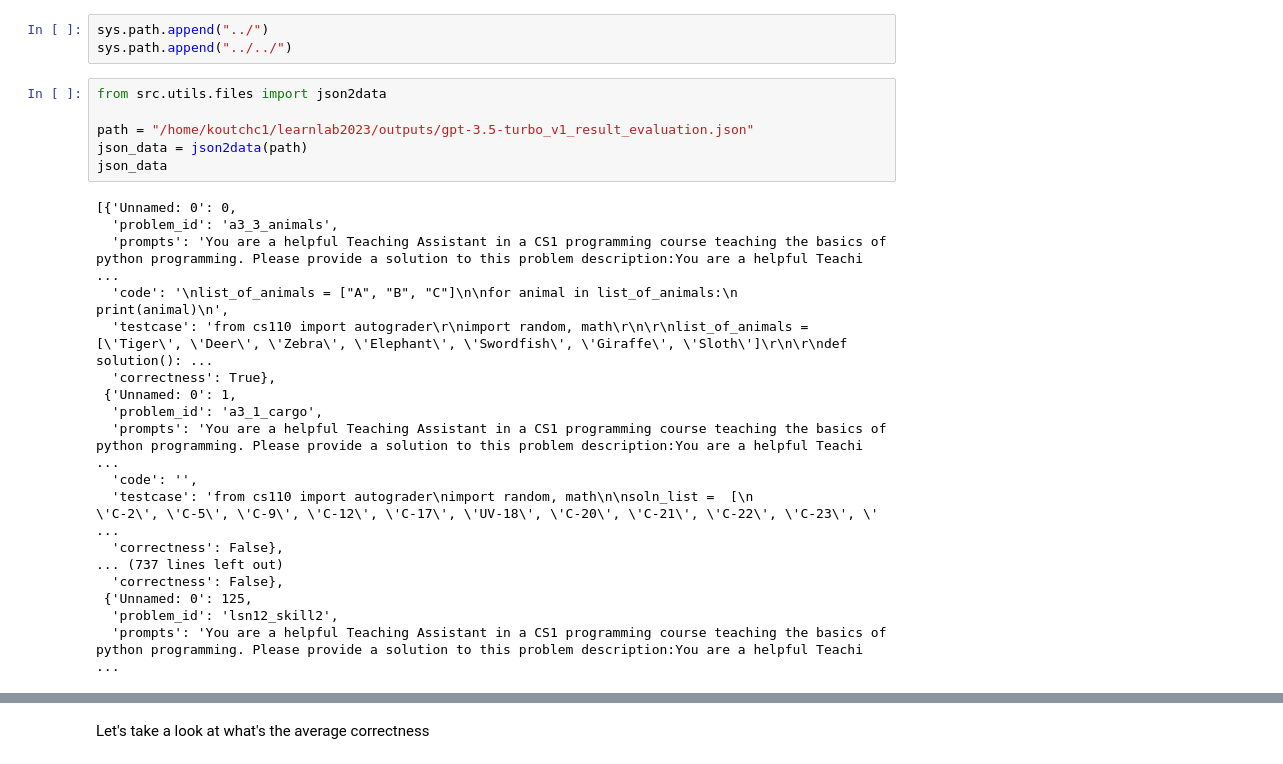
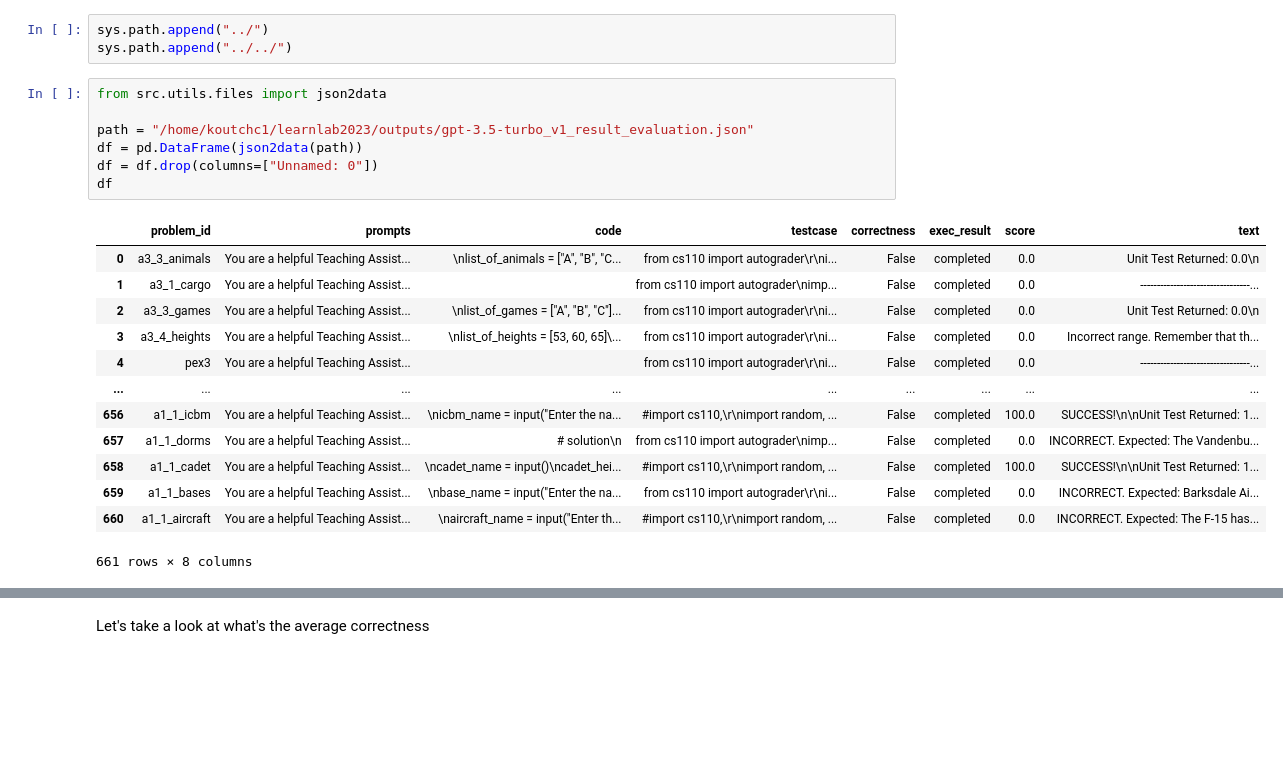
Before and after one commit to KoutchemeCharles/learnlab2023, a Jupyter notebook: notebooks/results_analysis.ipynb, the cells around one changed output, grey strips where cells are left out. Drawn from its saved outputs; the diff is of its cells as text; blank space fills up the shorter version.

```diff
--- a/notebooks/results_analysis.ipynb
+++ b/notebooks/results_analysis.ipynb
@@ -11,24 +11,21 @@ sys.path.append("../../")
 # %%
 from src.utils.files import json2data
 
 path = "/home/koutchc1/learnlab2023/outputs/gpt-3.5-turbo_v1_result_evaluation.json"
-json_data = json2data(path)
-json_data
+df = pd.DataFrame(json2data(path))
+df = df.drop(columns=["Unnamed: 0"])
+df
 # %% [output]
+|  | problem_id | prompts | code | testcase | correctness | exec_result | score | text |
+| 0 | a3_3_animals | You are a helpful Teaching Assist... | \nlist_of_animals = ["A", "B", "C... | from cs110 import autograder\r\ni... | False | completed | 0.0 | Unit Test Returned: 0.0\n |
+| 1 | a3_1_cargo | You are a helpful Teaching Assist... |  | from cs110 import autograder\nimp... | False | completed | 0.0 | ---------------------------------... |
+| 2 | a3_3_games | You are a helpful Teaching Assist... | \nlist_of_games = ["A", "B", "C"]... | from cs110 import autograder\r\ni... | False | completed | 0.0 | Unit Test Returned: 0.0\n |
+| 3 | a3_4_heights | You are a helpful Teaching Assist... | \nlist_of_heights = [53, 60, 65]\... | from cs110 import autograder\r\ni... | False | completed | 0.0 | Incorrect range. Remember that th... |
+| 4 | pex3 | You are a helpful Teaching Assist... |  | from cs110 import autograder\r\ni... | False | completed | 0.0 | ---------------------------------... |
+| ... | ... | ... | ... | ... | ... | ... | ... | ... |
+| 656 | a1_1_icbm | You are a helpful Teaching Assist... | \nicbm_name = input("Enter the na... | #import cs110,\r\nimport random, ... | False | completed | 100.0 | SUCCESS!\n\nUnit Test Returned: 1... |
+| 657 | a1_1_dorms | You are a helpful Teaching Assist... | # solution\n | from cs110 import autograder\nimp... | False | completed | 0.0 | INCORRECT. Expected: The Vandenbu... |
+| 658 | a1_1_cadet | You are a helpful Teaching Assist... | \ncadet_name = input()\ncadet_hei... | #import cs110,\r\nimport random, ... | False | completed | 100.0 | SUCCESS!\n\nUnit Test Returned: 1... |
+| 659 | a1_1_bases | You are a helpful Teaching Assist... | \nbase_name = input("Enter the na... | from cs110 import autograder\r\ni... | False | completed | 0.0 | INCORRECT. Expected: Barksdale Ai... |
+| 660 | a1_1_aircraft | You are a helpful Teaching Assist... | \naircraft_name = input("Enter th... | #import cs110,\r\nimport random, ... | False | completed | 0.0 | INCORRECT. Expected: The F-15 has... |
-[{'Unnamed: 0': 0,
-  'problem_id': 'a3_3_animals',
-  'prompts': 'You are a helpful Teaching Assistant in a CS1 programming course teaching the basics of python programming. Please provide a solution to this problem description:You are a helpful Teachi ...
-  'code': '\nlist_of_animals = ["A", "B", "C"]\n\nfor animal in list_of_animals:\n    print(animal)\n',
-  'testcase': 'from cs110 import autograder\r\nimport random, math\r\n\r\nlist_of_animals = [\'Tiger\', \'Deer\', \'Zebra\', \'Elephant\', \'Swordfish\', \'Giraffe\', \'Sloth\']\r\n\r\ndef solution(): ...
-  'correctness': True},
- {'Unnamed: 0': 1,
-  'problem_id': 'a3_1_cargo',
-  'prompts': 'You are a helpful Teaching Assistant in a CS1 programming course teaching the basics of python programming. Please provide a solution to this problem description:You are a helpful Teachi ...
-  'code': '',
-  'testcase': 'from cs110 import autograder\nimport random, math\n\nsoln_list =  [\n                \'C-2\', \'C-5\', \'C-9\', \'C-12\', \'C-17\', \'UV-18\', \'C-20\', \'C-21\', \'C-22\', \'C-23\', \' ...
-  'correctness': False},
-... (737 lines left out)
-  'correctness': False},
- {'Unnamed: 0': 125,
-  'problem_id': 'lsn12_skill2',
-  'prompts': 'You are a helpful Teaching Assistant in a CS1 programming course teaching the basics of python programming. Please provide a solution to this problem description:You are a helpful Teachi ...
+661 rows × 8 columns
```
Also changed, not shown: parts of 16 cells of this notebook, 6 other files.
